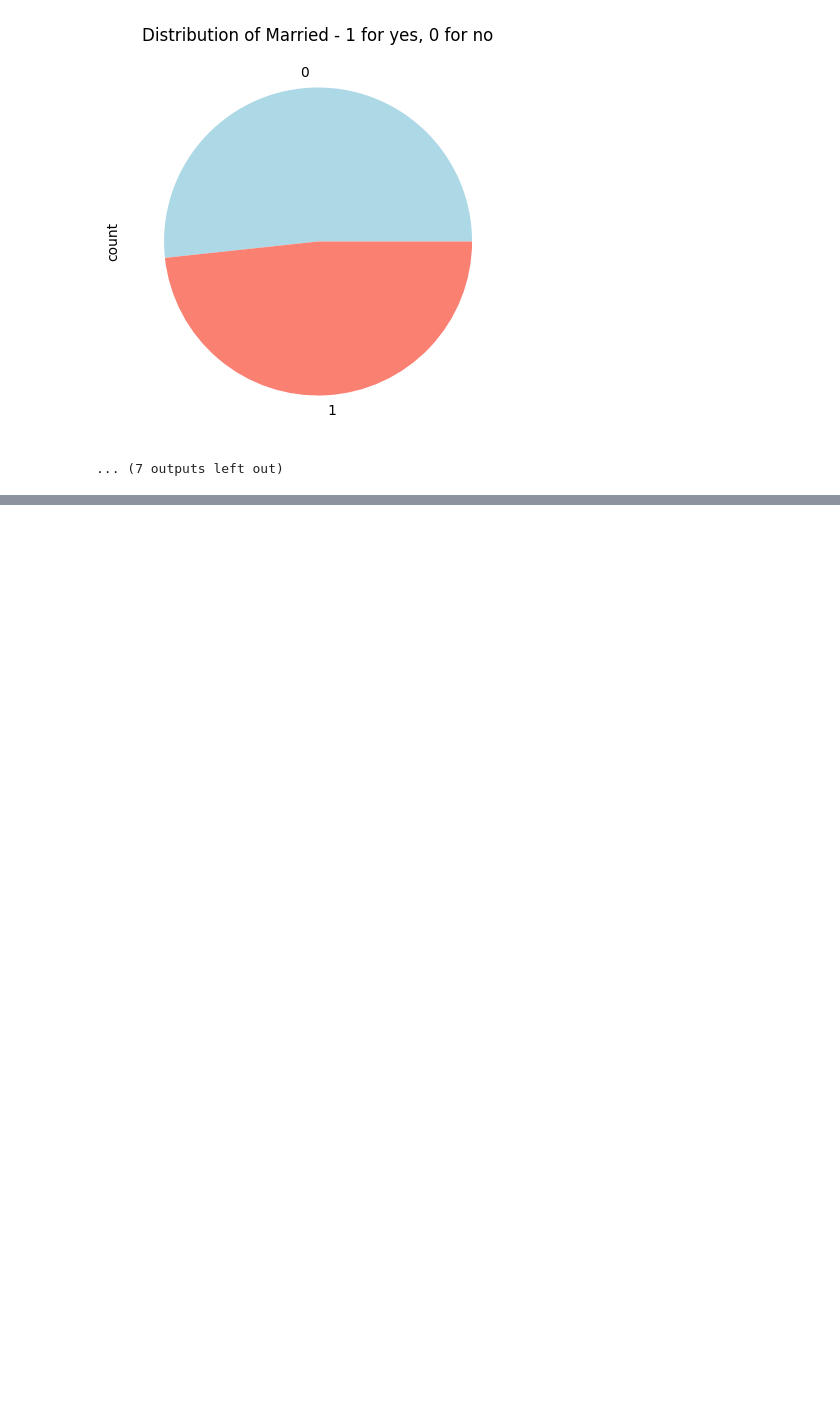
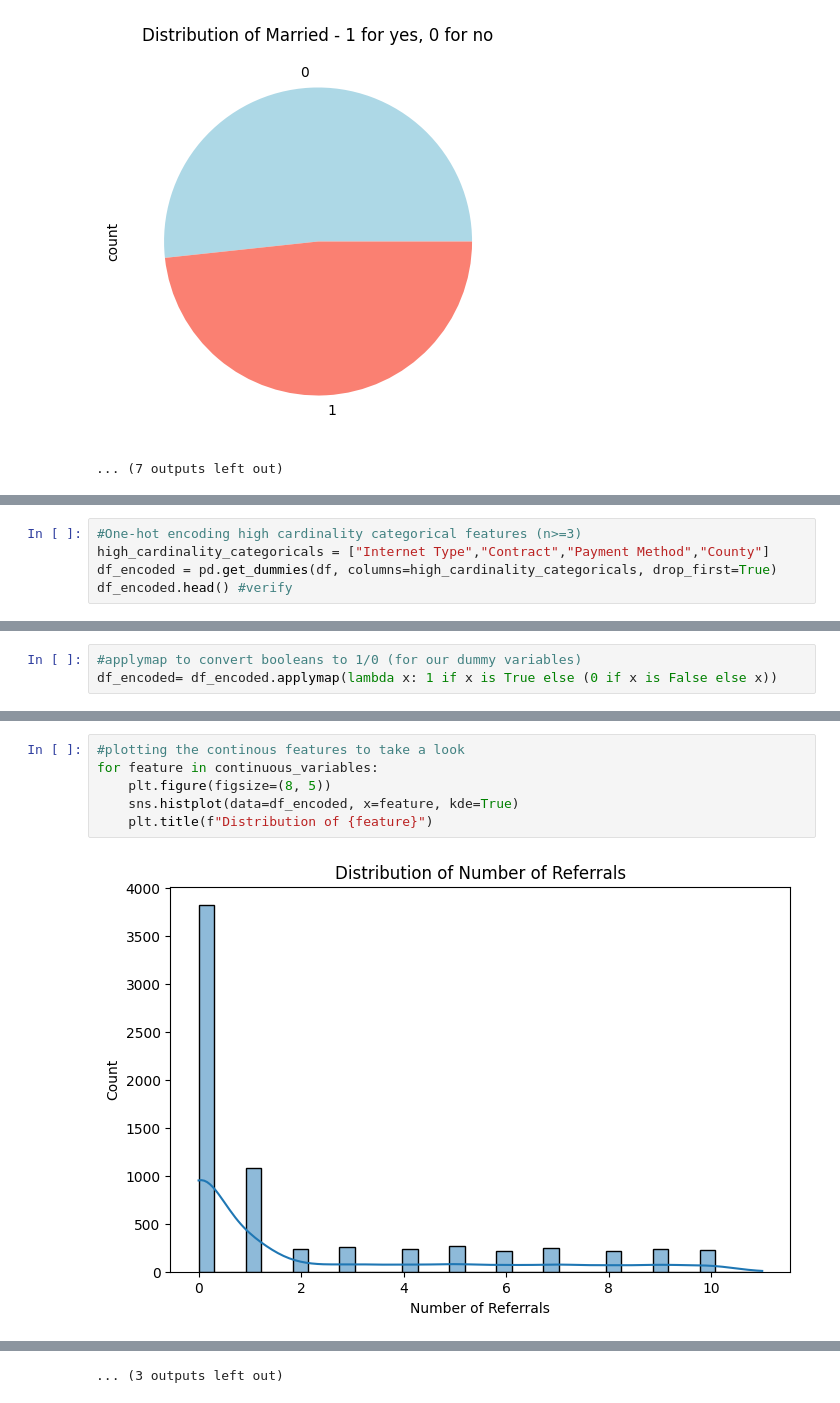
Before and after one commit to NilTheSadhu/ADS, a Jupyter notebook: Teleco_Churn.ipynb, the cells around one changed output, grey strips where cells are left out. Drawn from its saved outputs; the diff is of its cells as text; blank space fills up the shorter version.

```diff
--- a/Teleco_Churn.ipynb
+++ b/Teleco_Churn.ipynb
@@ -434,0 +510,5 @@ for feature in bf:
+# %%
+#One-hot encoding high cardinality categorical features (n>=3)
+high_cardinality_categoricals = ["Internet Type","Contract","Payment Method","County"]
+df_encoded = pd.get_dummies(df, columns=high_cardinality_categoricals, drop_first=True)
+df_encoded.head() #verify
@@ -434,0 +527,3 @@ for feature in bf:
+# %%
+#applymap to convert booleans to 1/0 (for our dummy variables)
+df_encoded= df_encoded.applymap(lambda x: 1 if x is True else (0 if x is False else x))
@@ -434,0 +540,8 @@ for feature in bf:
+# %%
+#plotting the continous features to take a look
+for feature in continuous_variables:
+    plt.figure(figsize=(8, 5))
+    sns.histplot(data=df_encoded, x=feature, kde=True)
+    plt.title(f"Distribution of {feature}")
+# %% [output]
+[figure, added]
@@ -434,0 +559 @@ for feature in bf:
+... (3 outputs left out)
```
Also changed, not shown: parts of 36 cells of this notebook.
